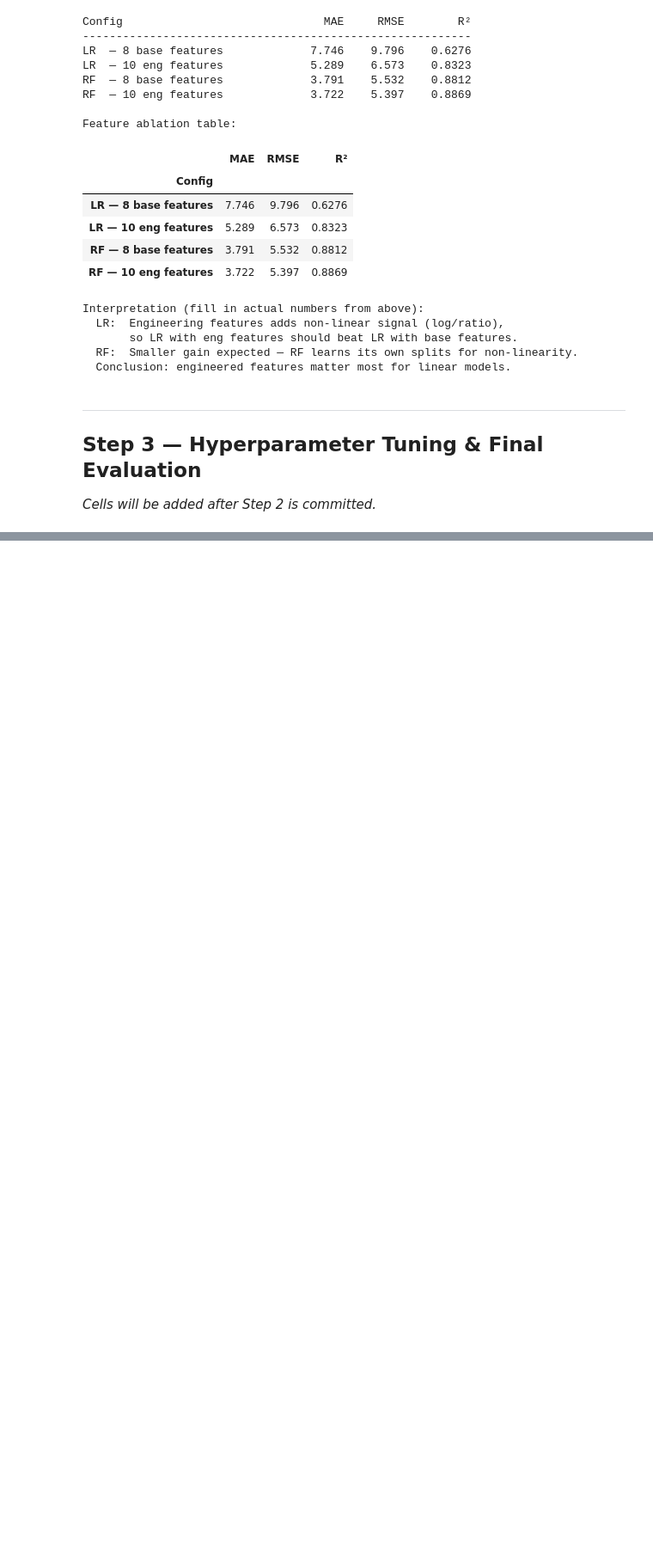
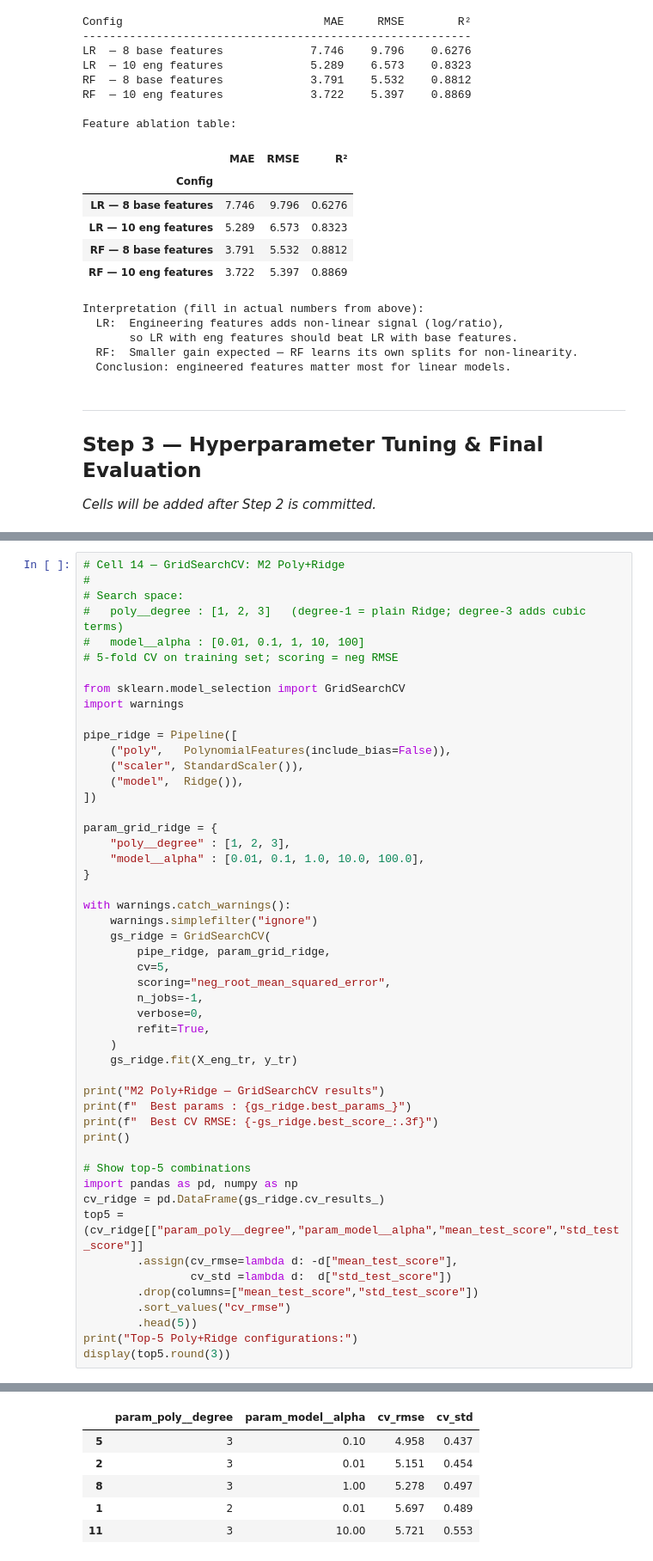
Before and after one commit to iman758/Introduction-to-AI-, a Jupyter notebook: A2_Concrete_Strength/A2_notebook.ipynb, the cells around one changed output, grey strips where cells are left out. Shown at 86% size. Saved outputs shown, nothing was run; the diff lists cells and outputs as text; blank space fills up the shorter version.

```diff
--- a/A2_Concrete_Strength/A2_notebook.ipynb
+++ b/A2_Concrete_Strength/A2_notebook.ipynb
@@ -633,0 +638,51 @@ Interpretation (fill in actual numbers from above):
+# %%
+# Cell 14 — GridSearchCV: M2 Poly+Ridge
+#
+# Search space:
+#   poly__degree : [1, 2, 3]   (degree-1 = plain Ridge; degree-3 adds cubic terms)
+#   model__alpha : [0.01, 0.1, 1, 10, 100]
+# 5-fold CV on training set; scoring = neg RMSE
+
+from sklearn.model_selection import GridSearchCV
+import warnings
+
+pipe_ridge = Pipeline([
+    ("poly",   PolynomialFeatures(include_bias=False)),
+    ("scaler", StandardScaler()),
+    ("model",  Ridge()),
+])
+
+param_grid_ridge = {
+    "poly__degree" : [1, 2, 3],
+    "model__alpha" : [0.01, 0.1, 1.0, 10.0, 100.0],
+}
+
+with warnings.catch_warnings():
+    warnings.simplefilter("ignore")
+    gs_ridge = GridSearchCV(
+        pipe_ridge, param_grid_ridge,
+        cv=5,
+        scoring="neg_root_mean_squared_error",
+        n_jobs=-1,
+        verbose=0,
+        refit=True,
+    )
+    gs_ridge.fit(X_eng_tr, y_tr)
+
+print("M2 Poly+Ridge — GridSearchCV results")
+print(f"  Best params : {gs_ridge.best_params_}")
+print(f"  Best CV RMSE: {-gs_ridge.best_score_:.3f}")
+print()
+
+# Show top-5 combinations
+import pandas as pd, numpy as np
+cv_ridge = pd.DataFrame(gs_ridge.cv_results_)
+top5 = (cv_ridge[["param_poly__degree","param_model__alpha","mean_test_score","std_test_score"]]
+        .assign(cv_rmse=lambda d: -d["mean_test_score"],
+                cv_std =lambda d:  d["std_test_score"])
+        .drop(columns=["mean_test_score","std_test_score"])
+        .sort_values("cv_rmse")
+        .head(5))
+print("Top-5 Poly+Ridge configurations:")
+display(top5.round(3))
+# %% [output]
@@ -633,0 +694,6 @@ Interpretation (fill in actual numbers from above):
+|  | param_poly__degree | param_model__alpha | cv_rmse | cv_std |
+| 5 | 3 | 0.10 | 4.958 | 0.437 |
+| 2 | 3 | 0.01 | 5.151 | 0.454 |
+| 8 | 3 | 1.00 | 5.278 | 0.497 |
+| 1 | 2 | 0.01 | 5.697 | 0.489 |
+| 11 | 3 | 10.00 | 5.721 | 0.553 |
```
Also changed, not shown: parts of 7 cells of this notebook, 2 other files.
